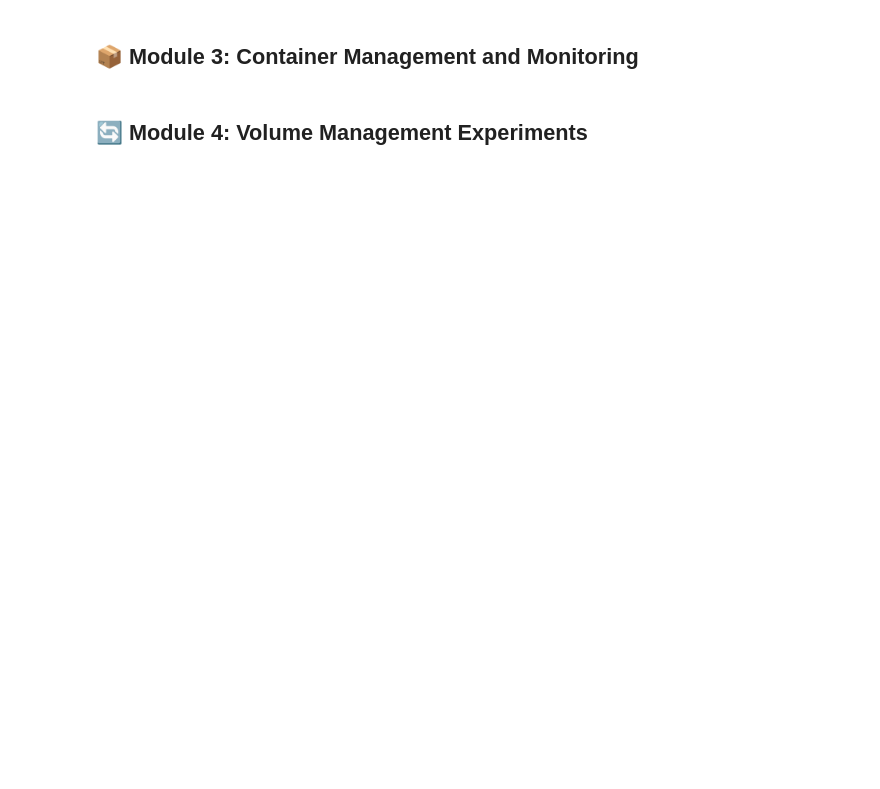
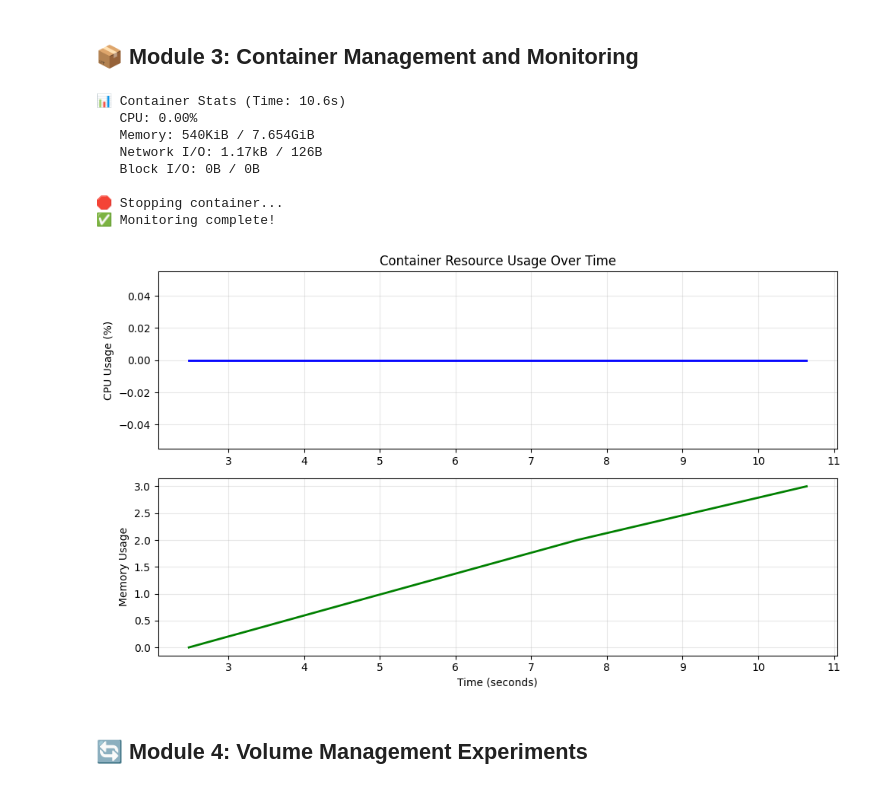
Before and after one commit to AutumnsGrove/Video-Compressor, a Jupyter notebook: Docker_Learning_Companion.ipynb, the cells around one changed output. Saved outputs shown, nothing was run; the diff lists cells and outputs as text; code cells hidden in the pictures; blank space fills up the shorter version.

```diff
--- a/Docker_Learning_Companion.ipynb
+++ b/Docker_Learning_Companion.ipynb
@@ -18,6 +18,8 @@ This notebook complements the DOCKER_PLAN.md with hands-on, interactive exercise
 # %% [markdown]
 ## 📚 Module 1: Environment Setup and Verification
 # %%
+%matplotlib inline
+
 # Essential imports for our Docker learning journey
 import subprocess
 import json
@@ -33,7 +35,5 @@ import warnings
 warnings.filterwarnings('ignore')
 
 # Configure matplotlib for inline display
-%matplotlib inline
-plt.style.use('seaborn-v0_8-darkgrid')
-
+plt.style.use('default')  # Use default style to avoid compatibility issues
 print("✅ Libraries imported successfully!")
@@ -315,7 +356,7 @@ def monitor_container_stats(container_name="test-monitor", duration=10):
     print("🚀 Starting test container...")
     run_docker_command(
         f"docker run -d --name {container_name} --rm python:3.11-alpine sleep {duration + 5}",
-        verbose=False
+        verbose=False,
     )
 
     stats = []
@@ -328,11 +369,11 @@ def monitor_container_stats(container_name="test-monitor", duration=10):
             # Get container stats
             result = run_docker_command(
                 f"docker stats {container_name} --no-stream --format '{{{{json .}}}}'",
-                verbose=False
+                verbose=False,
             )
 
-            if result['status'] == 'success' and result['stdout'].strip():
-                stat = json.loads(result['stdout'])
+            if result["status"] == "success" and result["stdout"].strip():
+                stat = json.loads(result["stdout"])
                 stats.append(stat)
                 timestamps.append(time.time() - start_time)
 
@@ -347,41 +388,52 @@ def monitor_container_stats(container_name="test-monitor", duration=10):
             time.sleep(1)
 
     finally:
         # Stop the container
         print("\n🛑 Stopping container...")
         run_docker_command(f"docker stop {container_name}", verbose=False)
 
     if stats:
         print("✅ Monitoring complete!")
 
         # Create visualization
         fig, axes = plt.subplots(2, 1, figsize=(10, 6))
 
         # Extract CPU percentages
-        cpu_values = [float(s['CPUPerc'].strip('%')) for s in stats]
+        cpu_values = [float(s["CPUPerc"].strip("%")) for s in stats]
 
         # Plot CPU usage
-        axes[0].plot(timestamps, cpu_values, 'b-', linewidth=2)
-        axes[0].set_ylabel('CPU Usage (%)')
-        axes[0].set_title('Container Resource Usage Over Time')
+        axes[0].plot(timestamps, cpu_values, "b-", linewidth=2)
+        axes[0].set_ylabel("CPU Usage (%)")
+        axes[0].set_title("Container Resource Usage Over Time")
         axes[0].grid(True, alpha=0.3)
 
         # Extract memory values
-        mem_values = [s['MemUsage'].split(' / ')[0] for s in stats]
+        mem_values = [s["MemUsage"].split(" / ")[0] for s in stats]
 
         # Plot memory usage
-        axes[1].plot(timestamps, range(len(mem_values)), 'g-', linewidth=2)
-        axes[1].set_ylabel('Memory Usage')
-        axes[1].set_xlabel('Time (seconds)')
+        axes[1].plot(timestamps, range(len(mem_values)), "g-", linewidth=2)
+        axes[1].set_ylabel("Memory Usage")
+        axes[1].set_xlabel("Time (seconds)")
         axes[1].grid(True, alpha=0.3)
 
         plt.tight_layout()
         plt.show()
     else:
         print("❌ No stats collected")
 
+
 # Run the monitoring
 monitor_container_stats(duration=10)
+# %% [output]
+📊 Container Stats (Time: 10.6s)
+   CPU: 0.00%
+   Memory: 540KiB / 7.654GiB
+   Network I/O: 1.17kB / 126B
+   Block I/O: 0B / 0B
+
+🛑 Stopping container...
+✅ Monitoring complete!
+[figure, added]
 # %% [markdown]
 ## 🔄 Module 4: Volume Management Experiments
 # %%
```
Also changed, not shown: parts of 10 cells of this notebook, 4 other files.
